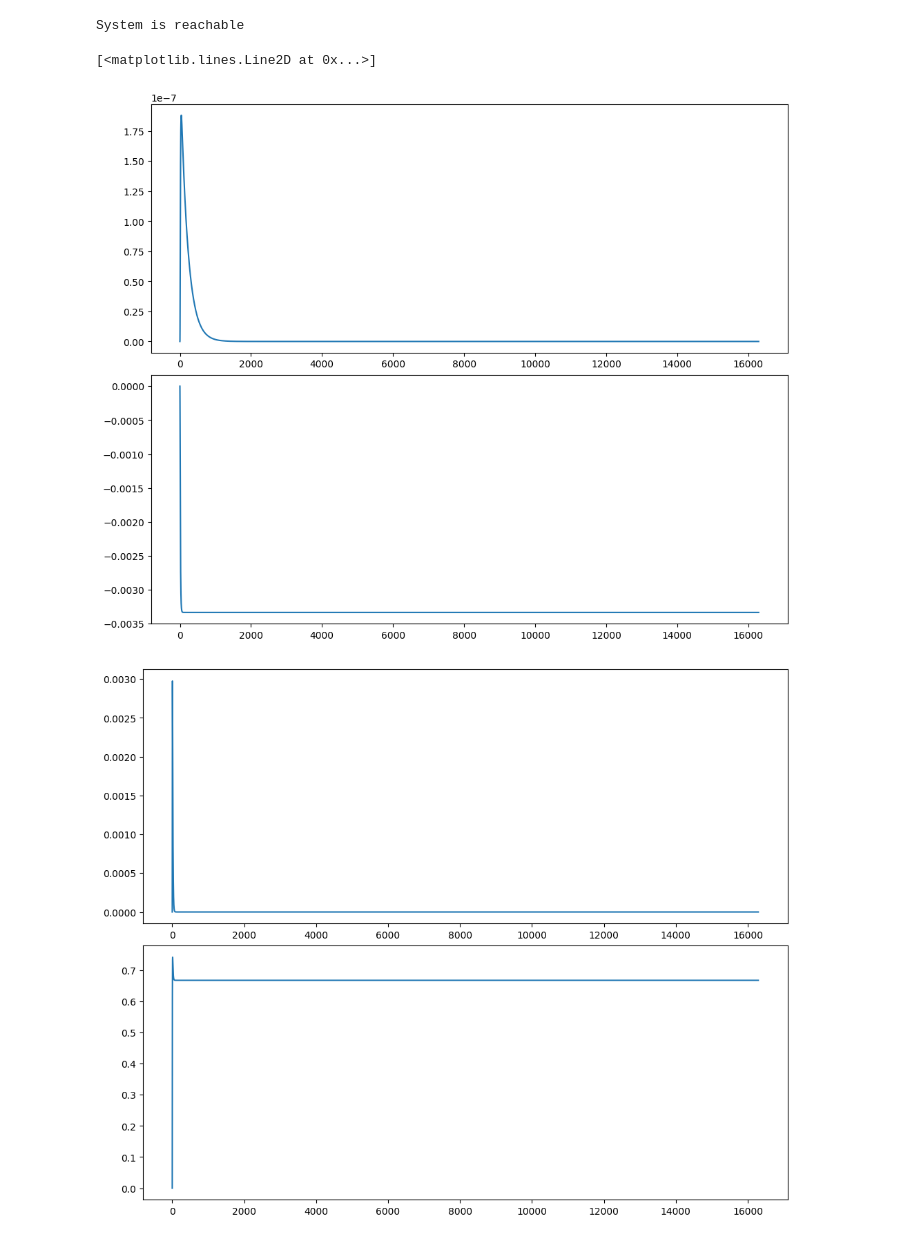
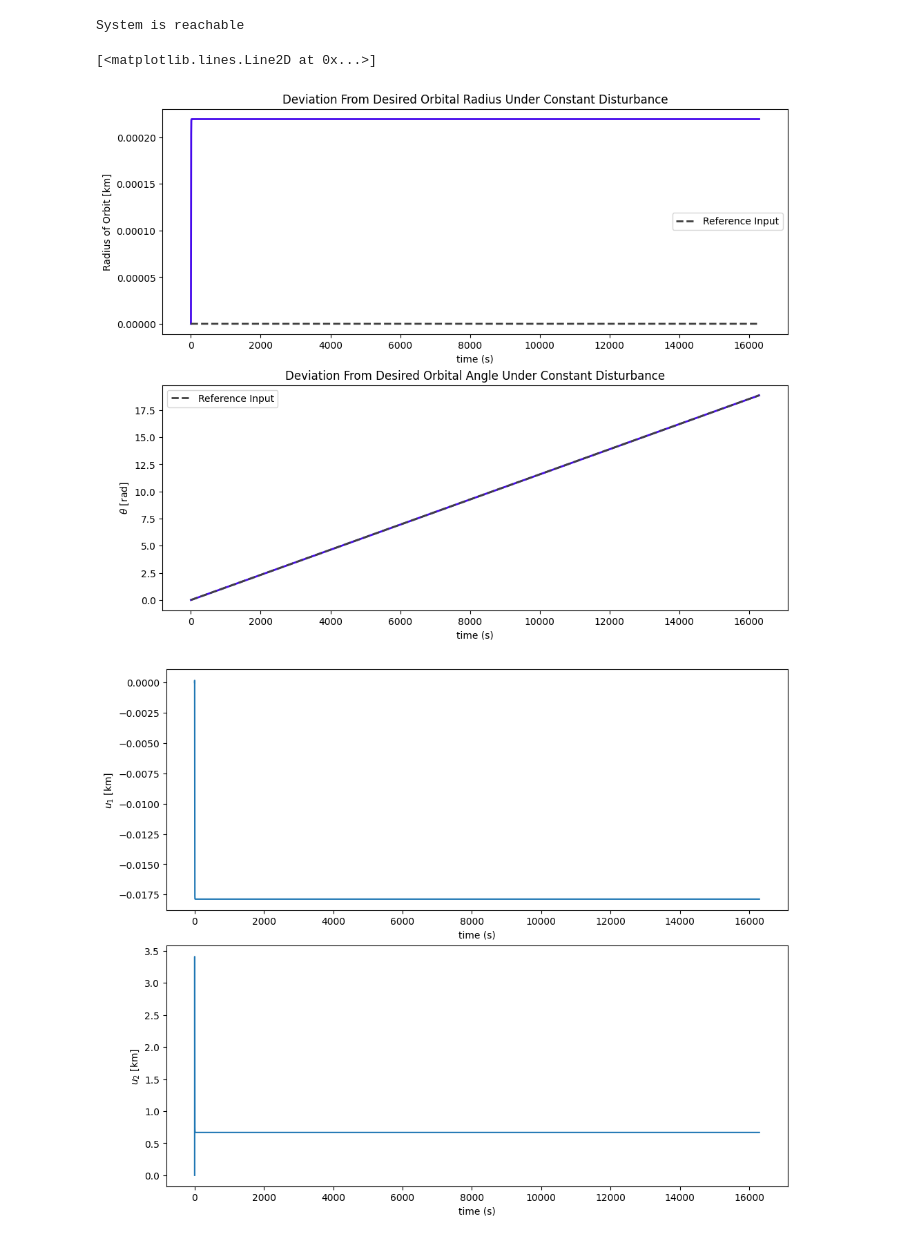
Before and after one commit to Graham-Dobbie/ASEN_5014_Project, a Jupyter notebook: lin_control.ipynb, the cells around one changed output. Saved outputs shown, nothing was run; the diff lists cells and outputs as text; code cells hidden in the pictures.

Commit message:
Controller w/ NL dynamics no disturbances

```diff
--- a/lin_control.ipynb
+++ b/lin_control.ipynb
@@ -42,14 +42,13 @@ omega_des = np.sqrt(mu/(r0**3))
 
 
 # Define reference input
-#ref = np.vstack((np.zeros(len(tvec)), omega_des * tvec))
-ref = np.zeros(len(tvec))
+ref = np.vstack((np.zeros(len(tvec)), omega_des * tvec))
+#ref = np.zeros(len(tvec))
 
 # Define a disturbance profile
 d = np.zeros([2,len(tvec)])
 
 # For now, random constant disturbance
-f = 4000
 d[1,:] = -0.0001
 
 
@@ -58,12 +57,12 @@ G = np.array([[0,0],[1,0],[0,0],[0,1]])
 ## Integral Controller
 # New state: x_aug = [x; x_I]
 
-Cr = np.array([1,0,0,0]) # C reference, only want to control radius (only reference input)
+#Cr = np.array([1,0,0,0]) # C reference, only want to control radius (only reference input)
 
-AaugOL = np.block([[A, np.zeros([4,1])],[-Cr, np.zeros(1)]])
-BaugOL = np.block([[B],[np.zeros([1,2])]])
-CaugOL = np.block([C, np.zeros([2,1])])
-DaugOL = D
+AaugOL = np.block([[A, np.zeros([4,2])],[-C, np.zeros([2,2])]])
+BaugOL = np.block([[B],[np.zeros([2,2])]])
+CaugOL = np.block([C, np.zeros([2,2])])
+DaugOL = np.zeros([2,4])
 
 # Check reachability of system
 P = control.ctrb(AaugOL,BaugOL)
@@ -74,41 +73,59 @@ n_states = AaugOL.shape[0]
 if n_states == r:
     print("System is reachable \n")
 
-des_poles = np.array([-0.005,-0.1,-0.2,-0.3,-0.4])
+des_poles = np.array([-0.5,-1.1,-1.2,-1.3,-1.4,-1.5])
 
 res = place_poles(AaugOL,BaugOL,des_poles)
 Ka = res.gain_matrix
 
 AaugCL = AaugOL - BaugOL@Ka
-BaugCL = np.block([[G],[np.zeros([1,2])]])
+BaugCL = np.block([[np.zeros([4,2]),G],[np.eye(2),np.zeros([2,2])]])
 
 sys = StateSpace(AaugCL,BaugCL,CaugOL,DaugOL)
 
-thist, yhist, xhist = lsim(sys, U = d.T, T = tvec)
+ctr = np.block([[ref],[d]])
+
+thist, yhist, xhist = lsim(sys, U = ctr.T, T = tvec)
 
 # Compute resulting control response
 U = -Ka@xhist.T
 
 fig, ax = plt.subplots(2,1, figsize=(10, 8), constrained_layout=True)
-ax[0].plot(thist,yhist[:,0])
-ax[1].plot(thist,yhist[:,1])
+ax[0].plot(thist,yhist[:,0],color="#460aec",linewidth=2)
+ax[0].plot(thist, [0] * len(thist),color="#414141",linewidth=2,linestyle='--',label='Reference Input')
+ax[0].set_xlabel("time (s)")
+ax[0].set_ylabel('Radius of Orbit [km]')
+ax[0].set_title('Deviation From Desired Orbital Radius Under Constant Disturbance')
+ax[0].legend()
+
+ax[1].plot(thist,yhist[:,1],color="#460aec",linewidth=2)
+ax[1].plot(thist, [omega_des] * thist,color="#414141",linewidth=2,linestyle='--',label='Reference Input')
+ax[1].set_xlabel("time (s)")
+ax[1].set_ylabel(r'$\theta$ [rad]')
+ax[1].set_title('Deviation From Desired Orbital Angle Under Constant Disturbance')
+ax[1].legend()
 
 fig, ax = plt.subplots(2,1, figsize=(10, 8), constrained_layout=True)
 ax[0].plot(thist,U[0,:])
+ax[0].set_xlabel("time (s)")
+ax[0].set_ylabel(r'$u_1$ [km]')
+
 ax[1].plot(thist,U[1,:])
+ax[1].set_xlabel("time (s)")
+ax[1].set_ylabel(r'$u_2$ [km]')
 
 fig, ax = plt.subplots(2,1, figsize=(10, 8), constrained_layout=True)
 ax[0].plot(thist,d[0,:])
 ax[1].plot(thist,d[1,:])
 
 fig, ax = plt.subplots(4,1, figsize=(10, 8), constrained_layout=True)
 ax[0].plot(thist,xhist[:,0])
 ax[1].plot(thist,xhist[:,1])
 ax[2].plot(thist,xhist[:,2])
 ax[3].plot(thist,xhist[:,3])
 # %% [output]
 System is reachable
 [<matplotlib.lines.Line2D at 0x...>]
-[figure, old version]
+[figure, new version]
-[figure, old version]
+[figure, new version]
 [figure]
```
Also changed, not shown: parts of 2 cells of this notebook.
